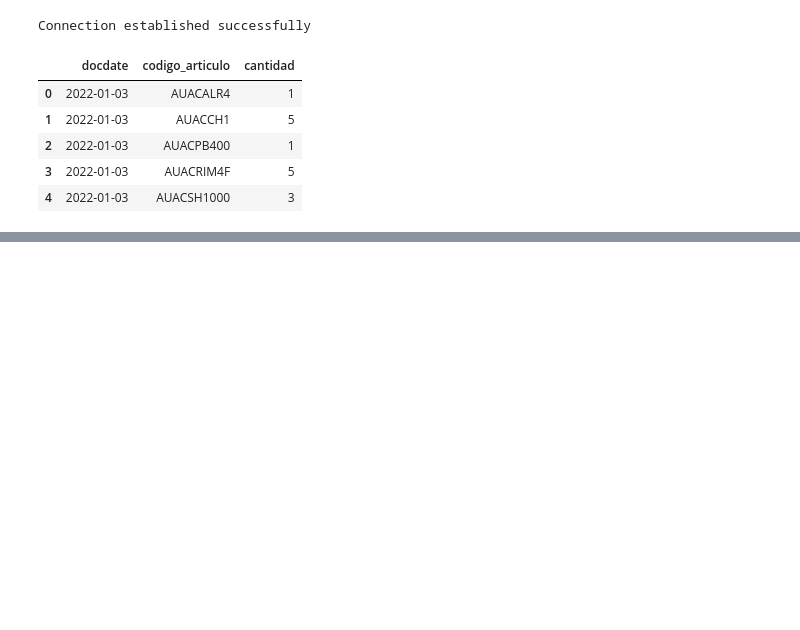
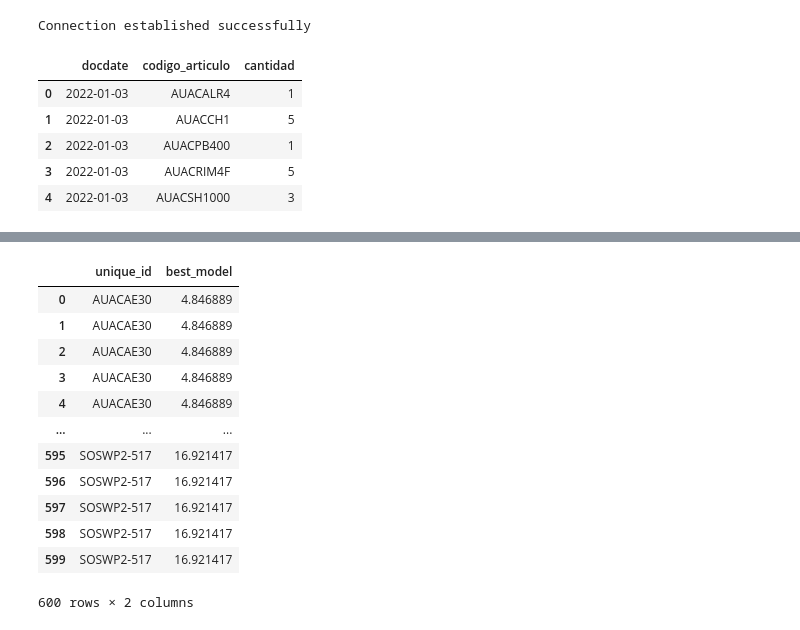
Before and after one commit to luemartinezro/ujueta_project, a Jupyter notebook: mod_data_apilada.ipynb, the cells around one changed output, grey strips where cells are left out. Saved outputs shown, nothing was run; the diff lists cells and outputs as text; code cells hidden in the pictures; blank space fills up the shorter version.

```diff
--- a/mod_data_apilada.ipynb
+++ b/mod_data_apilada.ipynb
@@ -290,11 +287,25 @@ sf.plot(df_m,fcst_df)
 # %%
 def get_best_model_forecast(forecasts_df, evaluation_df):
     col_bm = evaluation_df['best_model'].values[0]
     df = forecasts_df[col_bm] # Wide to long
     df = df.reset_index(drop=False)
     df.columns = ['unique_id', 'best_model']
     return df
 
 prod_forecasts_df = get_best_model_forecast(forecasts_df = fcst_df,
                                             evaluation_df = evaluation_df)
-prod_forecasts_df.head()
+prod_forecasts_df
+# %% [output]
+|  | unique_id | best_model |
+| 0 | AUACAE30 | 4.846889 |
+| 1 | AUACAE30 | 4.846889 |
+| 2 | AUACAE30 | 4.846889 |
+| 3 | AUACAE30 | 4.846889 |
+| 4 | AUACAE30 | 4.846889 |
+| ... | ... | ... |
+| 595 | SOSWP2-517 | 16.921417 |
+| 596 | SOSWP2-517 | 16.921417 |
+| 597 | SOSWP2-517 | 16.921417 |
+| 598 | SOSWP2-517 | 16.921417 |
+| 599 | SOSWP2-517 | 16.921417 |
+600 rows × 2 columns
```
Also changed, not shown: parts of 9 cells of this notebook.
